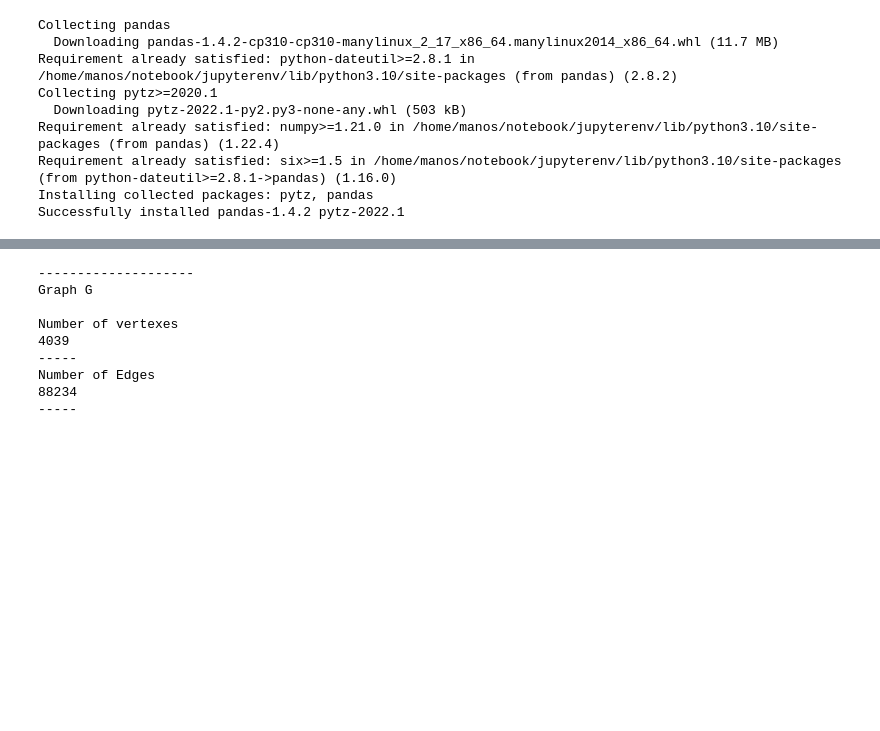
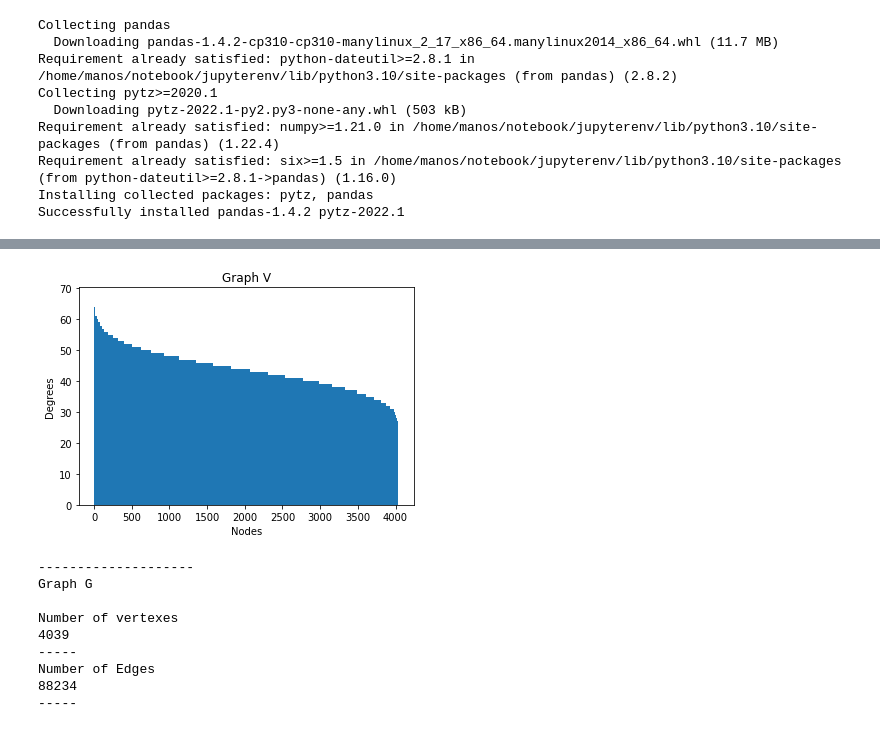
Before and after one commit to ManosMorf97/Social_Network_Tasks, a Jupyter notebook: Metrices.ipynb, the cells around one changed output, grey strips where cells are left out. Saved outputs shown, nothing was run; the diff lists cells and outputs as text; code cells hidden in the pictures; blank space fills up the shorter version.

```diff
--- a/Metrices.ipynb
+++ b/Metrices.ipynb
@@ -89,3 +101,7 @@ plot_graph(V,"V")
+# %%
+power_law(V,"V")
+# %% [output]
+[figure, added]
 # %%
 
 def plotV2(title='',xlabel='',ylabel='',dictionary=None,width_par=4.0,no_keys=False):
```
Also changed, not shown: parts of 5 cells of this notebook, 2 other files.
